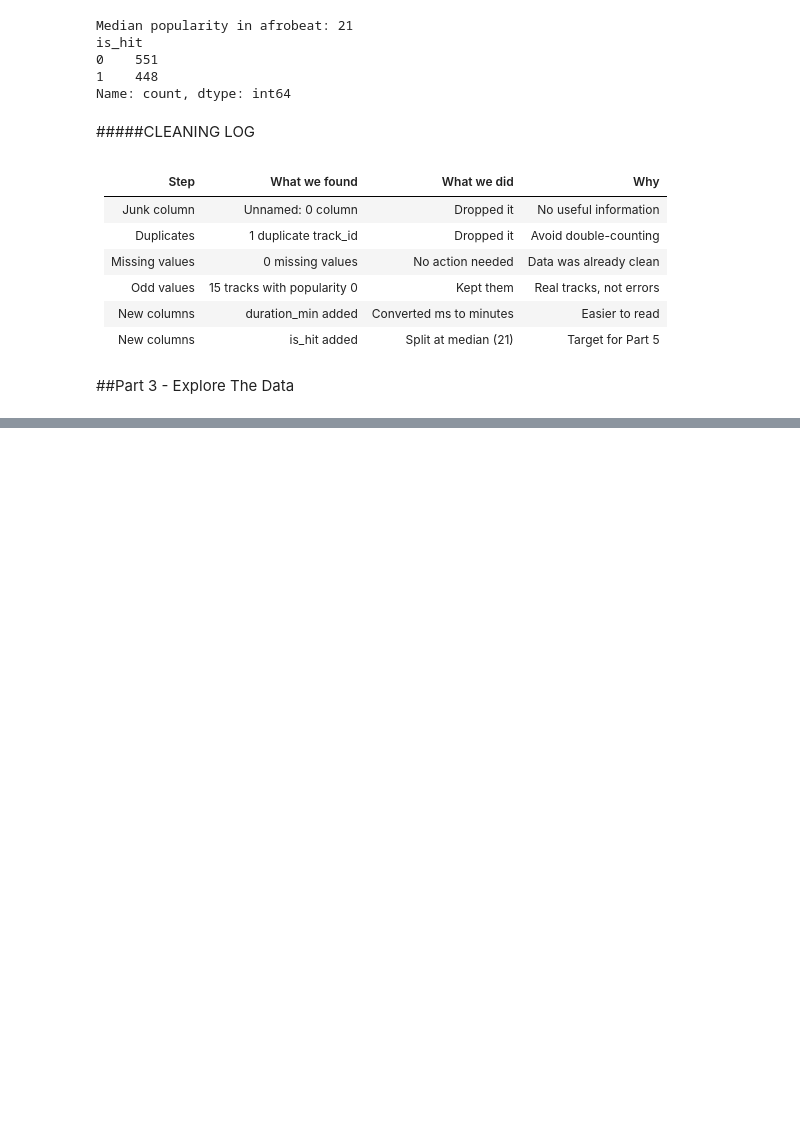
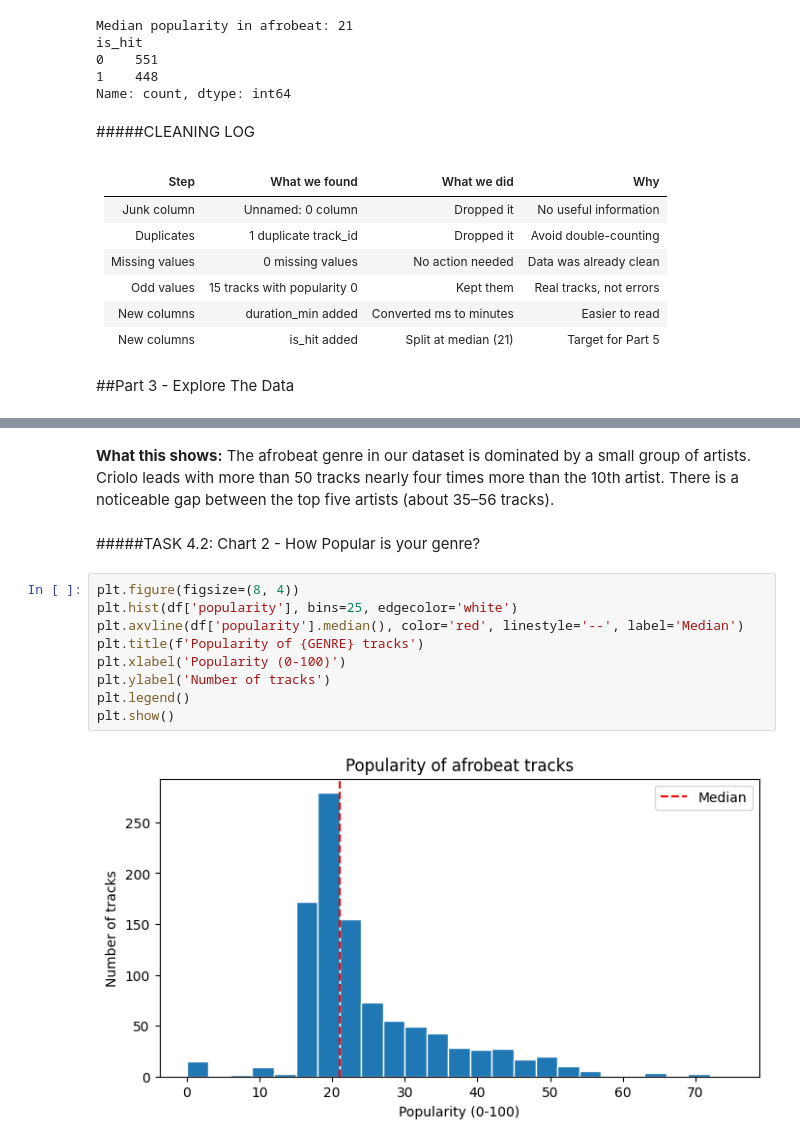
Before and after one commit to Tdaniels4real/music-popularity-capstone, a Jupyter notebook: music_popularity_capstone.ipynb, the cells around one changed output, grey strips where cells are left out. Drawn from its saved outputs; the diff is of its cells as text; blank space fills up the shorter version.

```diff
--- a/music_popularity_capstone.ipynb
+++ b/music_popularity_capstone.ipynb
@@ -385,0 +388,16 @@ Name: count, dtype: int64
+# %% [markdown]
+**What this shows:**
+The afrobeat genre in our dataset is dominated by a small group of artists. Criolo leads with more than 50 tracks nearly four times more than the 10th artist. There is a noticeable gap between the top five artists (about 35–56 tracks).
+# %% [markdown]
+#####TASK 4.2: Chart 2 - How Popular is your genre?
+# %%
+plt.figure(figsize=(8, 4))
+plt.hist(df['popularity'], bins=25, edgecolor='white')
+plt.axvline(df['popularity'].median(), color='red', linestyle='--', label='Median')
+plt.title(f'Popularity of {GENRE} tracks')
+plt.xlabel('Popularity (0-100)')
+plt.ylabel('Number of tracks')
+plt.legend()
+plt.show()
+# %% [output]
+[figure, added]
```
Also changed, not shown: parts of 12 cells of this notebook.
